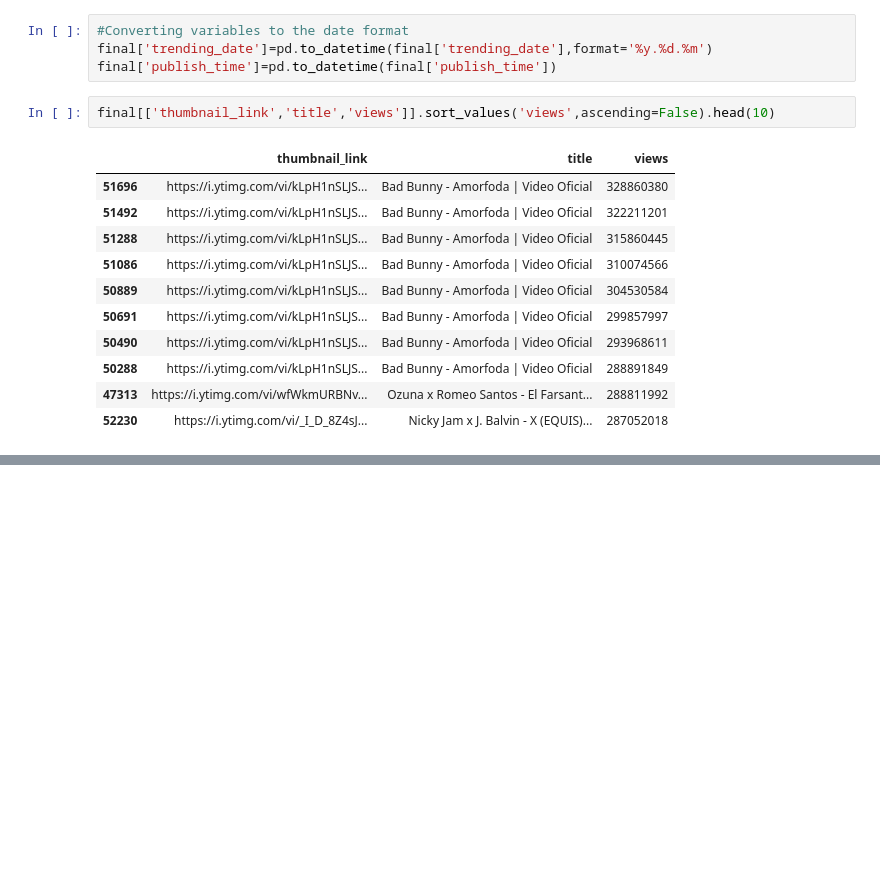
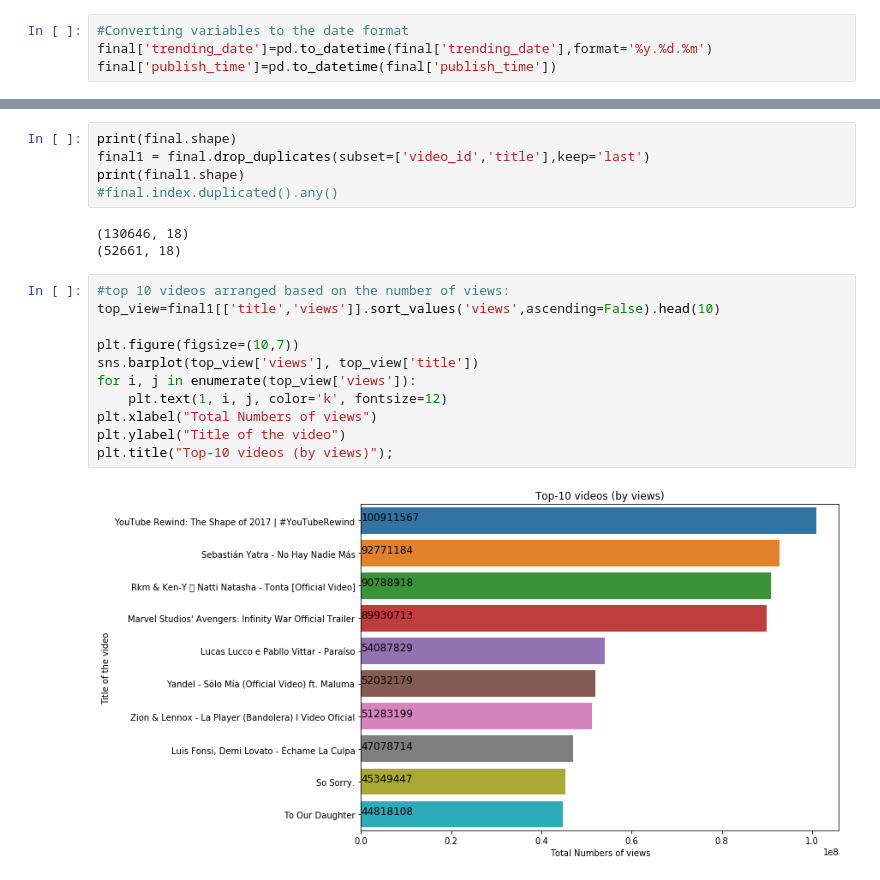
Before and after one commit to adjr2/youtube_analysis, a Jupyter notebook: YouTube analysis.ipynb, the cells around one changed output, grey strips where cells are left out. Saved outputs shown, nothing was run; the diff lists cells and outputs as text; blank space fills up the shorter version.

```diff
--- a/YouTube analysis.ipynb
+++ b/YouTube analysis.ipynb
@@ -137,20 +137,6 @@ Heatmap of Correlatin Matrix
 #Converting variables to the date format
 final['trending_date']=pd.to_datetime(final['trending_date'],format='%y.%d.%m')
 final['publish_time']=pd.to_datetime(final['publish_time'])
-# %%
-final[['thumbnail_link','title','views']].sort_values('views',ascending=False).head(10)
-# %% [output]
-|  | thumbnail_link | title | views |
-| 51696 | https://i.ytimg.com/vi/kLpH1nSLJS... | Bad Bunny - Amorfoda | Video Oficial | 328860380 |
-| 51492 | https://i.ytimg.com/vi/kLpH1nSLJS... | Bad Bunny - Amorfoda | Video Oficial | 322211201 |
-| 51288 | https://i.ytimg.com/vi/kLpH1nSLJS... | Bad Bunny - Amorfoda | Video Oficial | 315860445 |
-| 51086 | https://i.ytimg.com/vi/kLpH1nSLJS... | Bad Bunny - Amorfoda | Video Oficial | 310074566 |
-| 50889 | https://i.ytimg.com/vi/kLpH1nSLJS... | Bad Bunny - Amorfoda | Video Oficial | 304530584 |
-| 50691 | https://i.ytimg.com/vi/kLpH1nSLJS... | Bad Bunny - Amorfoda | Video Oficial | 299857997 |
-| 50490 | https://i.ytimg.com/vi/kLpH1nSLJS... | Bad Bunny - Amorfoda | Video Oficial | 293968611 |
-| 50288 | https://i.ytimg.com/vi/kLpH1nSLJS... | Bad Bunny - Amorfoda | Video Oficial | 288891849 |
-| 47313 | https://i.ytimg.com/vi/wfWkmURBNv... | Ozuna x Romeo Santos - El Farsant... | 288811992 |
-| 52230 | https://i.ytimg.com/vi/_I_D_8Z4sJ... | Nicky Jam x J. Balvin - X (EQUIS)... | 287052018 |
 # %%
 #separating date and time from publish_time
 final.insert(5, 'publish_date',final['publish_time'].dt.date)
@@ -160,3 +146,24 @@ final.head(2)
 |  | video_id | trending_date | title | channel_title | category_id | publish_date | publish_time | tags | ... |
 | 0 | 2kyS6SvSYSE | 2017-11-14 | WE WANT TO TALK ABOUT OUR MARRIAGE | CaseyNeistat | 22 | 2017-11-13 | 17:13:01 | SHANtell martin | ... |
 | 1 | 1ZAPwfrtAFY | 2017-11-14 | The Trump Presidency: Last Week T... | LastWeekTonight | 24 | 2017-11-13 | 07:30:00 | last week tonight trump presidenc... | ... |
+# %%
+print(final.shape)
+final1 = final.drop_duplicates(subset=['video_id','title'],keep='last')
+print(final1.shape)
+#final.index.duplicated().any()
+# %% [output]
+(130646, 18)
+(52661, 18)
+# %%
+#top 10 videos arranged based on the number of views:
+top_view=final1[['title','views']].sort_values('views',ascending=False).head(10)
+
+plt.figure(figsize=(10,7))
+sns.barplot(top_view['views'], top_view['title'])
+for i, j in enumerate(top_view['views']):
+    plt.text(1, i, j, color='k', fontsize=12)
+plt.xlabel("Total Numbers of views")
+plt.ylabel("Title of the video")
+plt.title("Top-10 videos (by views)");
+# %% [output]
+[figure, added]
```
Also changed, not shown: parts of 10 cells of this notebook, 1 other file.
